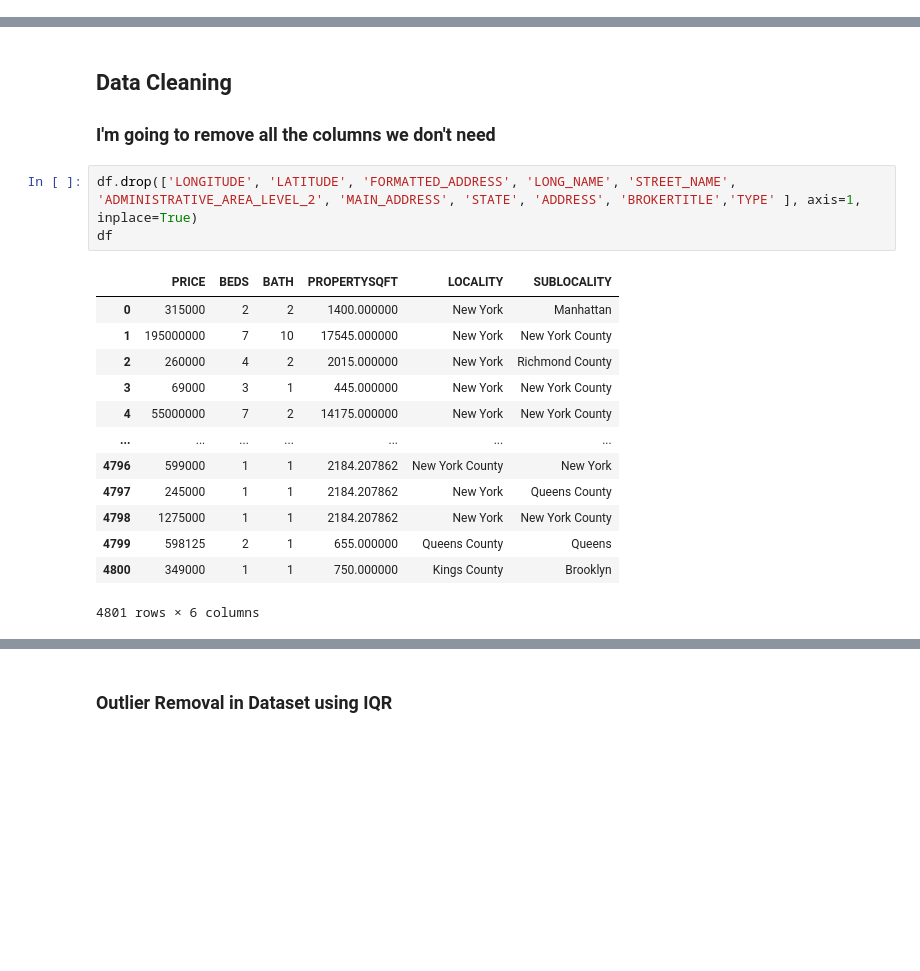
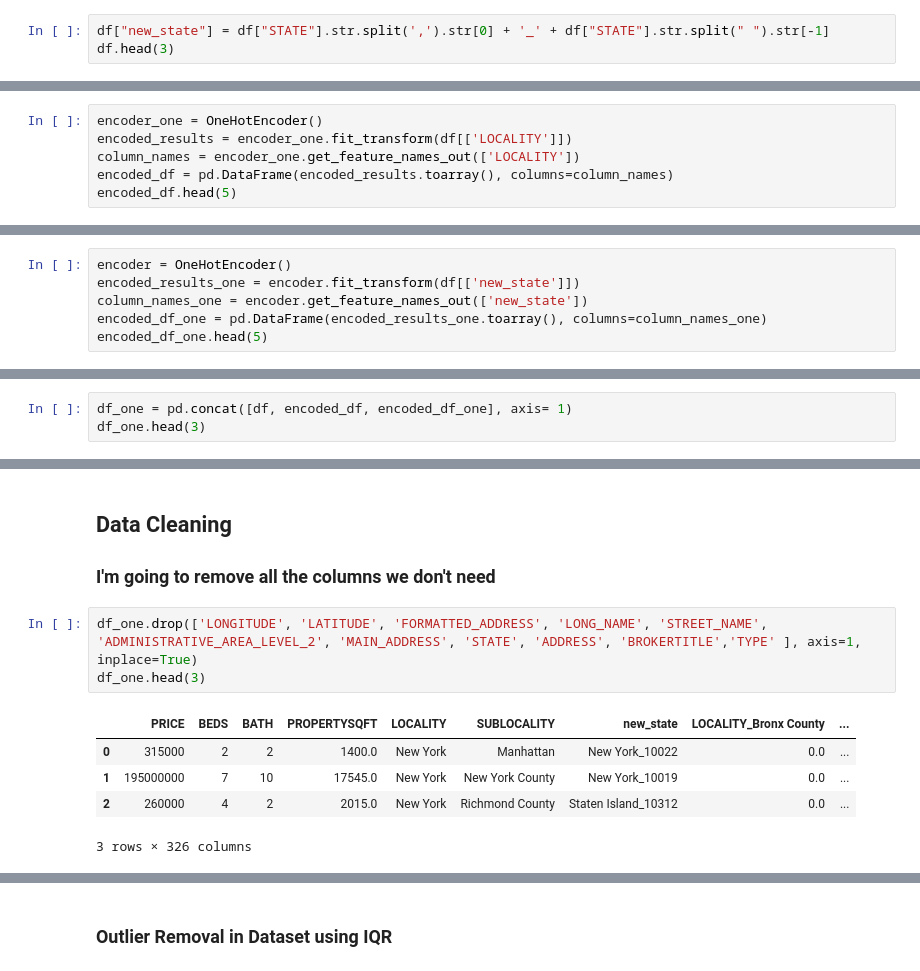
Before and after one commit to RamiroLedezma/EDA_PROJECTS, a Jupyter notebook: NY_housing_market/EDA_NY.ipynb, the cells around one changed output, grey strips where cells are left out. Saved outputs shown, nothing was run; the diff lists cells and outputs as text; blank space fills up the shorter version.

```diff
--- a/NY_housing_market/EDA_NY.ipynb
+++ b/NY_housing_market/EDA_NY.ipynb
@@ -356,0 +401,3 @@ pd.pivot_table(temp_df,
+# %%
+df["new_state"] = df["STATE"].str.split(',').str[0] + '_' + df["STATE"].str.split(" ").str[-1]
+df.head(3)
@@ -356,0 +409,6 @@ pd.pivot_table(temp_df,
+# %%
+encoder_one = OneHotEncoder()
+encoded_results = encoder_one.fit_transform(df[['LOCALITY']])
+column_names = encoder_one.get_feature_names_out(['LOCALITY'])
+encoded_df = pd.DataFrame(encoded_results.toarray(), columns=column_names)
+encoded_df.head(5)
@@ -356,0 +422,6 @@ pd.pivot_table(temp_df,
+# %%
+encoder = OneHotEncoder()
+encoded_results_one = encoder.fit_transform(df[['new_state']])
+column_names_one = encoder.get_feature_names_out(['new_state'])
+encoded_df_one = pd.DataFrame(encoded_results_one.toarray(), columns=column_names_one)
+encoded_df_one.head(5)
@@ -356,0 +436,3 @@ pd.pivot_table(temp_df,
+# %%
+df_one = pd.concat([df, encoded_df, encoded_df_one], axis= 1)
+df_one.head(3)
@@ -359,19 +447,11 @@ pd.pivot_table(temp_df,
 
 ### I'm going to remove all the columns we don't need
 # %%
-df.drop(['LONGITUDE', 'LATITUDE', 'FORMATTED_ADDRESS', 'LONG_NAME', 'STREET_NAME', 'ADMINISTRATIVE_AREA_LEVEL_2', 'MAIN_ADDRESS', 'STATE', 'ADDRESS', 'BROKERTITLE','TYPE' ], axis=1, inplace=True)
-df
+df_one.drop(['LONGITUDE', 'LATITUDE', 'FORMATTED_ADDRESS', 'LONG_NAME', 'STREET_NAME', 'ADMINISTRATIVE_AREA_LEVEL_2', 'MAIN_ADDRESS', 'STATE', 'ADDRESS', 'BROKERTITLE','TYPE' ], axis=1, inplace=True)
+df_one.head(3)
 # %% [output]
-|  | PRICE | BEDS | BATH | PROPERTYSQFT | LOCALITY | SUBLOCALITY |
-| 0 | 315000 | 2 | 2 | 1400.000000 | New York | Manhattan |
-| 1 | 195000000 | 7 | 10 | 17545.000000 | New York | New York County |
-| 2 | 260000 | 4 | 2 | 2015.000000 | New York | Richmond County |
-| 3 | 69000 | 3 | 1 | 445.000000 | New York | New York County |
-| 4 | 55000000 | 7 | 2 | 14175.000000 | New York | New York County |
-| ... | ... | ... | ... | ... | ... | ... |
-| 4796 | 599000 | 1 | 1 | 2184.207862 | New York County | New York |
-| 4797 | 245000 | 1 | 1 | 2184.207862 | New York | Queens County |
-| 4798 | 1275000 | 1 | 1 | 2184.207862 | New York | New York County |
-| 4799 | 598125 | 2 | 1 | 655.000000 | Queens County | Queens |
-| 4800 | 349000 | 1 | 1 | 750.000000 | Kings County | Brooklyn |
+|  | PRICE | BEDS | BATH | PROPERTYSQFT | LOCALITY | SUBLOCALITY | new_state | LOCALITY_Bronx County | ... |
+| 0 | 315000 | 2 | 2 | 1400.0 | New York | Manhattan | New York_10022 | 0.0 | ... |
+| 1 | 195000000 | 7 | 10 | 17545.0 | New York | New York County | New York_10019 | 0.0 | ... |
+| 2 | 260000 | 4 | 2 | 2015.0 | New York | Richmond County | Staten Island_10312 | 0.0 | ... |
-4801 rows × 6 columns
+3 rows × 326 columns
```
Also changed, not shown: parts of 20 cells of this notebook.
